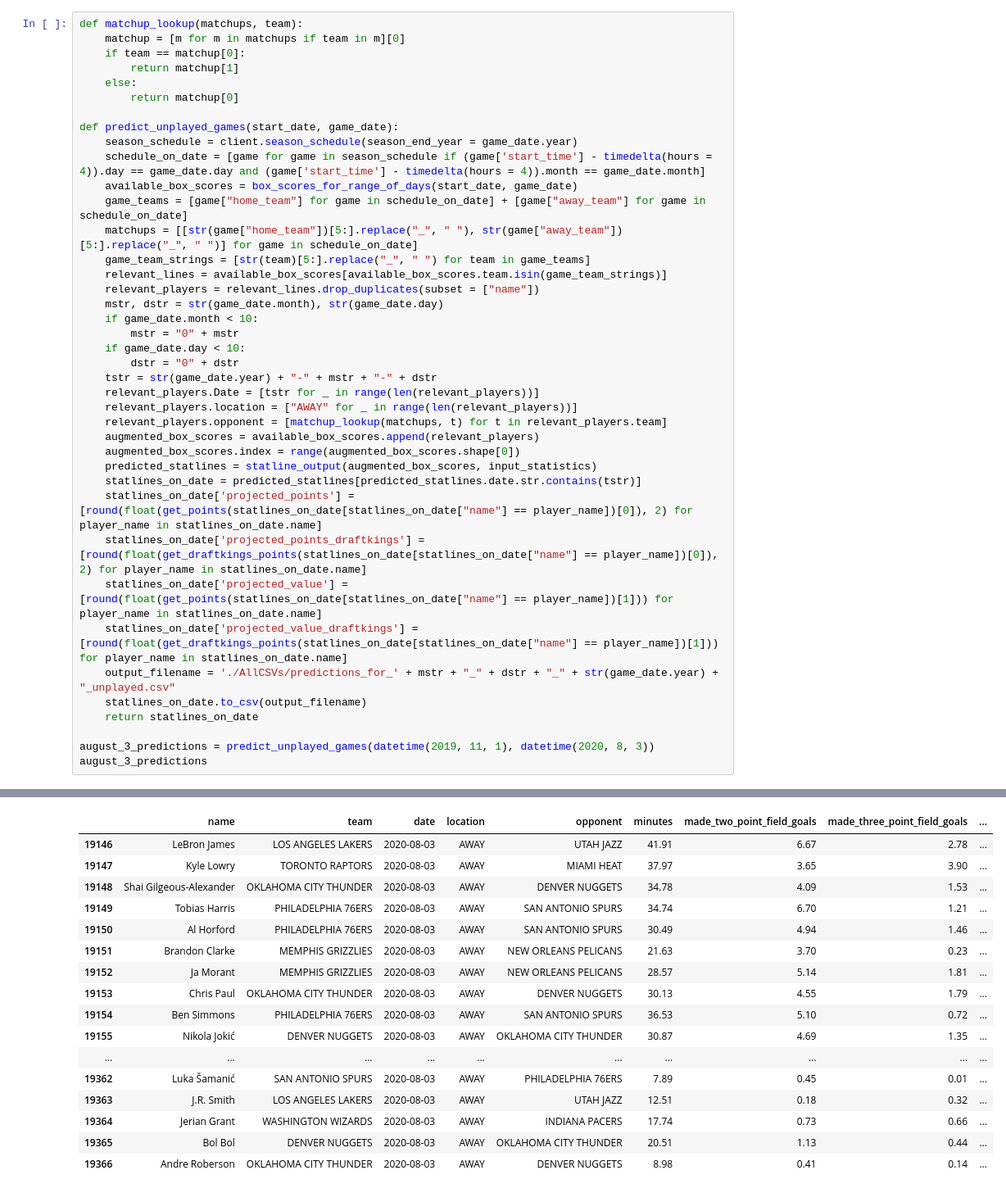
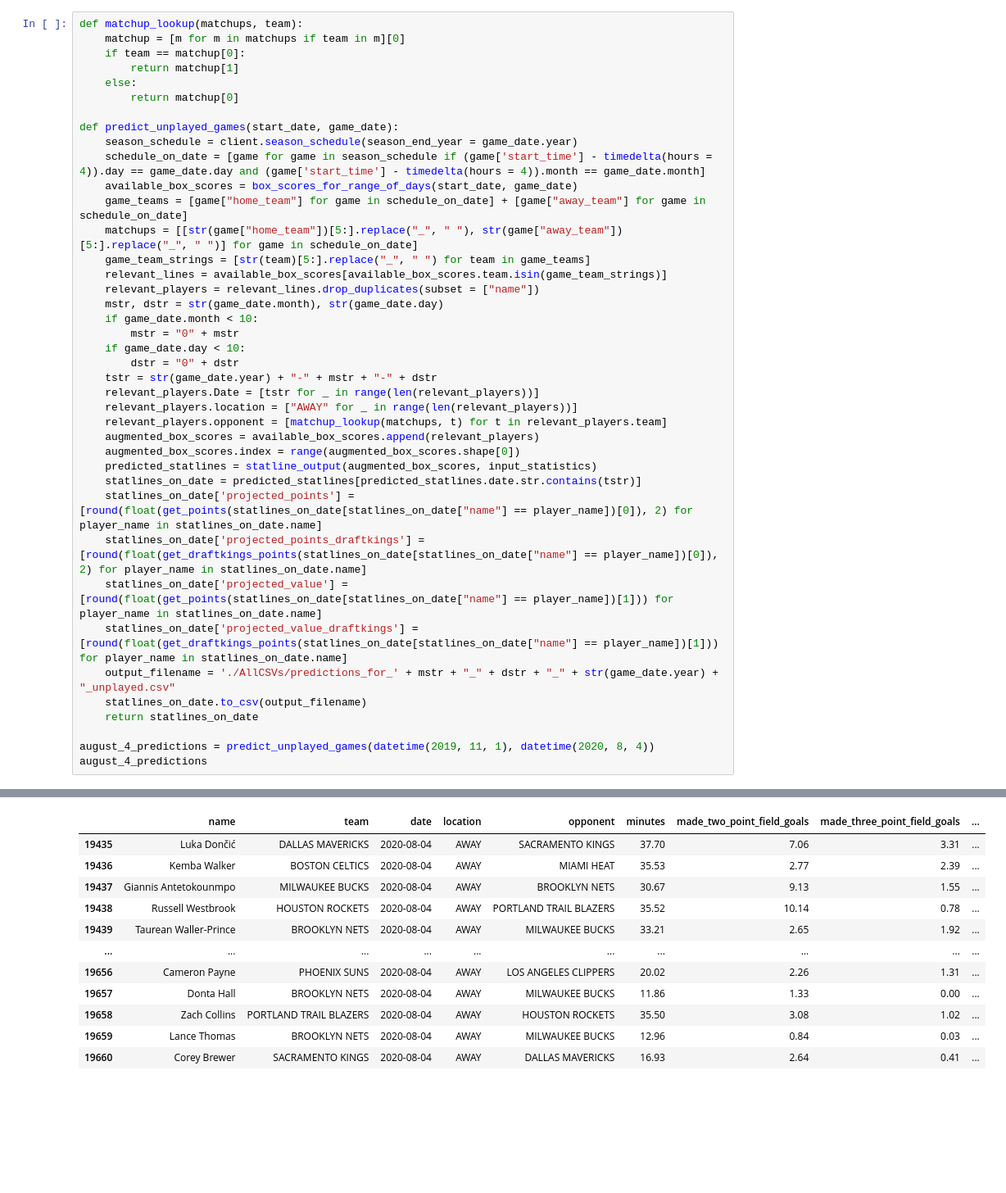
Before and after one commit to Shaviv-Hoffman-Lowitz/Sports-Analytics-Group-at-Berkeley-Machine-Learning-Project, a Jupyter notebook: final_model.ipynb, the cells around one changed output, grey strips where cells are left out. Shown: that part at 82% size. Drawn from its saved outputs; the diff is of its cells as text; blank space fills up the shorter version.

Commit message:
august 4 projections

```diff
--- a/final_model.ipynb
+++ b/final_model.ipynb
@@ -732,8 +733,8 @@ def predict_unplayed_games(start_date, game_date):
     statlines_on_date.to_csv(output_filename)
     return statlines_on_date
 
-august_3_predictions = predict_unplayed_games(datetime(2019, 11, 1), datetime(2020, 8, 3))
-august_3_predictions
+august_4_predictions = predict_unplayed_games(datetime(2019, 11, 1), datetime(2020, 8, 4))
+august_4_predictions
 # %% [output]
 A value is trying to be set on a copy of a slice from a DataFrame.
 Try using .loc[row_indexer,col_indexer] = value instead
@@ -755,17 +756,12 @@ See the caveats in the documentation: http://pandas.pydata.org/pandas-docs/stabl
 |  | name | team | date | location | opponent | minutes | made_two_point_field_goals | made_three_point_field_goals | ... |
-| 19146 | LeBron James | LOS ANGELES LAKERS | 2020-08-03 | AWAY | UTAH JAZZ | 41.91 | 6.67 | 2.78 | ... |
-| 19147 | Kyle Lowry | TORONTO RAPTORS | 2020-08-03 | AWAY | MIAMI HEAT | 37.97 | 3.65 | 3.90 | ... |
-| 19148 | Shai Gilgeous-Alexander | OKLAHOMA CITY THUNDER | 2020-08-03 | AWAY | DENVER NUGGETS | 34.78 | 4.09 | 1.53 | ... |
-| 19149 | Tobias Harris | PHILADELPHIA 76ERS | 2020-08-03 | AWAY | SAN ANTONIO SPURS | 34.74 | 6.70 | 1.21 | ... |
-| 19150 | Al Horford | PHILADELPHIA 76ERS | 2020-08-03 | AWAY | SAN ANTONIO SPURS | 30.49 | 4.94 | 1.46 | ... |
-| 19151 | Brandon Clarke | MEMPHIS GRIZZLIES | 2020-08-03 | AWAY | NEW ORLEANS PELICANS | 21.63 | 3.70 | 0.23 | ... |
-| 19152 | Ja Morant | MEMPHIS GRIZZLIES | 2020-08-03 | AWAY | NEW ORLEANS PELICANS | 28.57 | 5.14 | 1.81 | ... |
-| 19153 | Chris Paul | OKLAHOMA CITY THUNDER | 2020-08-03 | AWAY | DENVER NUGGETS | 30.13 | 4.55 | 1.79 | ... |
-| 19154 | Ben Simmons | PHILADELPHIA 76ERS | 2020-08-03 | AWAY | SAN ANTONIO SPURS | 36.53 | 5.10 | 0.72 | ... |
-| 19155 | Nikola Jokić | DENVER NUGGETS | 2020-08-03 | AWAY | OKLAHOMA CITY THUNDER | 30.87 | 4.69 | 1.35 | ... |
+| 19435 | Luka Dončić | DALLAS MAVERICKS | 2020-08-04 | AWAY | SACRAMENTO KINGS | 37.70 | 7.06 | 3.31 | ... |
+| 19436 | Kemba Walker | BOSTON CELTICS | 2020-08-04 | AWAY | MIAMI HEAT | 35.53 | 2.77 | 2.39 | ... |
+| 19437 | Giannis Antetokounmpo | MILWAUKEE BUCKS | 2020-08-04 | AWAY | BROOKLYN NETS | 30.67 | 9.13 | 1.55 | ... |
+| 19438 | Russell Westbrook | HOUSTON ROCKETS | 2020-08-04 | AWAY | PORTLAND TRAIL BLAZERS | 35.52 | 10.14 | 0.78 | ... |
+| 19439 | Taurean Waller-Prince | BROOKLYN NETS | 2020-08-04 | AWAY | MILWAUKEE BUCKS | 33.21 | 2.65 | 1.92 | ... |
 | ... | ... | ... | ... | ... | ... | ... | ... | ... | ... |
-| 19362 | Luka Šamanić | SAN ANTONIO SPURS | 2020-08-03 | AWAY | PHILADELPHIA 76ERS | 7.89 | 0.45 | 0.01 | ... |
-| 19363 | J.R. Smith | LOS ANGELES LAKERS | 2020-08-03 | AWAY | UTAH JAZZ | 12.51 | 0.18 | 0.32 | ... |
-| 19364 | Jerian Grant | WASHINGTON WIZARDS | 2020-08-03 | AWAY | INDIANA PACERS | 17.74 | 0.73 | 0.66 | ... |
-| 19365 | Bol Bol | DENVER NUGGETS | 2020-08-03 | AWAY | OKLAHOMA CITY THUNDER | 20.51 | 1.13 | 0.44 | ... |
-| 19366 | Andre Roberson | OKLAHOMA CITY THUNDER | 2020-08-03 | AWAY | DENVER NUGGETS | 8.98 | 0.41 | 0.14 | ... |
+| 19656 | Cameron Payne | PHOENIX SUNS | 2020-08-04 | AWAY | LOS ANGELES CLIPPERS | 20.02 | 2.26 | 1.31 | ... |
+| 19657 | Donta Hall | BROOKLYN NETS | 2020-08-04 | AWAY | MILWAUKEE BUCKS | 11.86 | 1.33 | 0.00 | ... |
+| 19658 | Zach Collins | PORTLAND TRAIL BLAZERS | 2020-08-04 | AWAY | HOUSTON ROCKETS | 35.50 | 3.08 | 1.02 | ... |
+| 19659 | Lance Thomas | BROOKLYN NETS | 2020-08-04 | AWAY | MILWAUKEE BUCKS | 12.96 | 0.84 | 0.03 | ... |
+| 19660 | Corey Brewer | SACRAMENTO KINGS | 2020-08-04 | AWAY | DALLAS MAVERICKS | 16.93 | 2.64 | 0.41 | ... |
```
Also changed, not shown: parts of 6 cells of this notebook, 11 other files.
